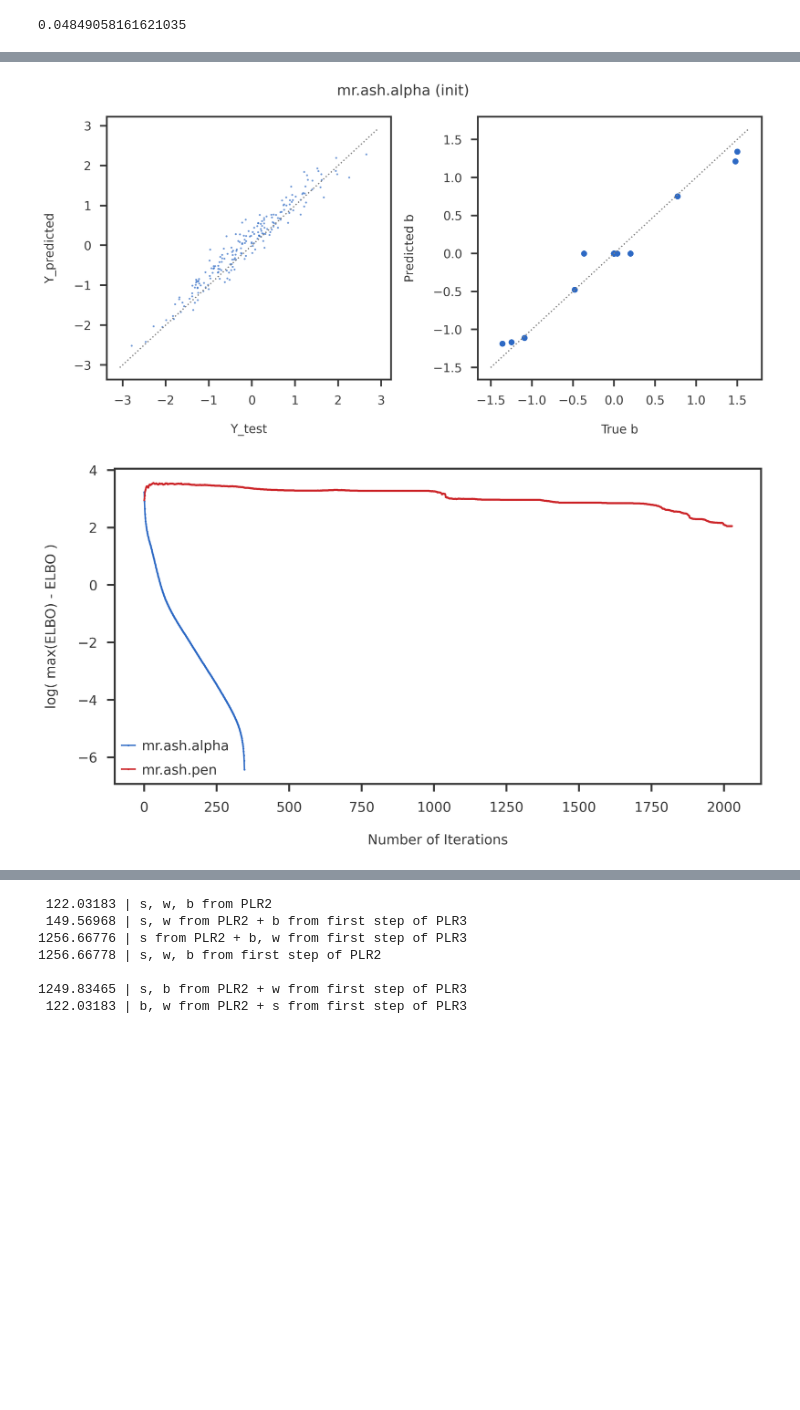
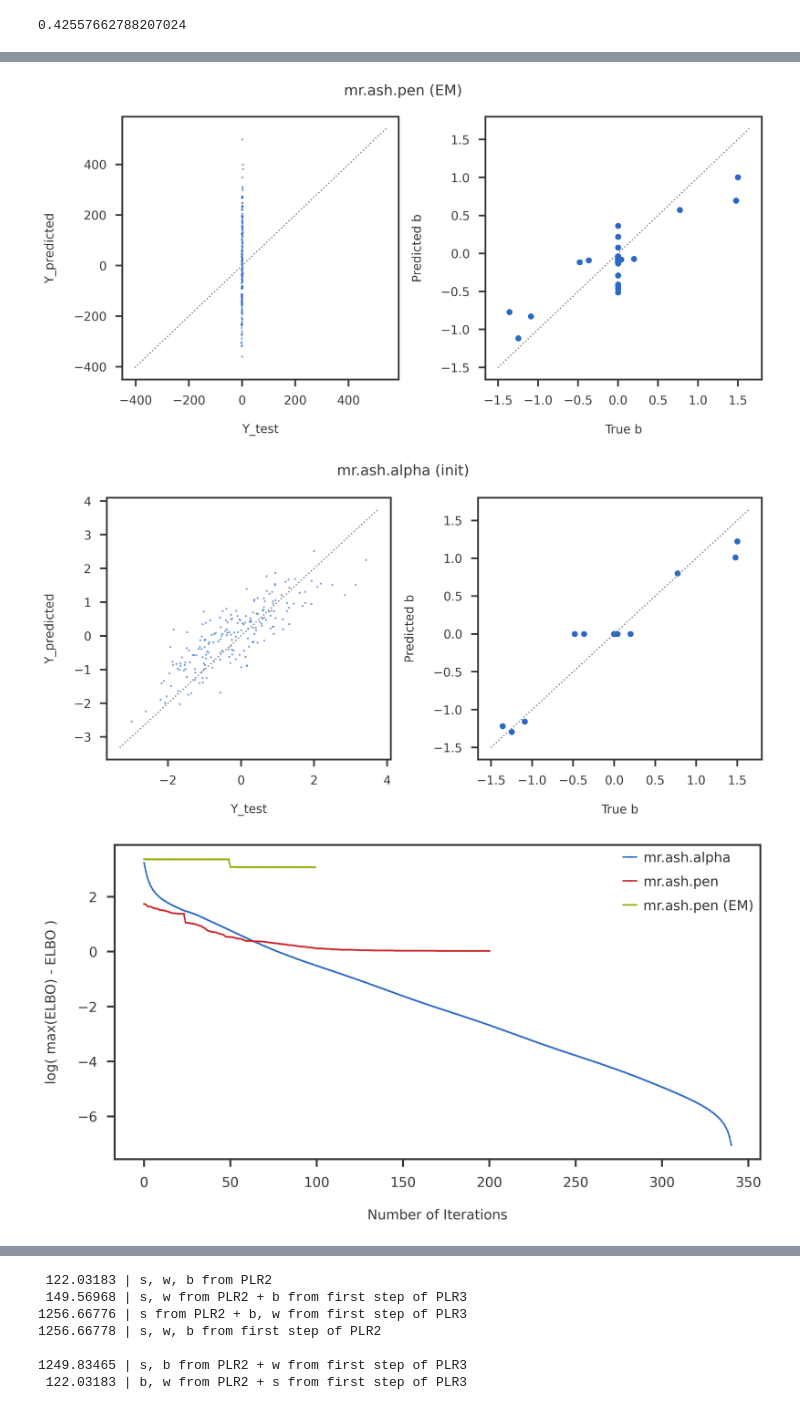
Before and after one commit to banskt/mr-ash-pen-workspace, a Jupyter notebook: notebooks/objective_comparison/mrashpen_correlated_initialization.ipynb, the cells around one changed output, grey strips where cells are left out. Drawn from its saved outputs; the diff is of its cells as text; code cells hidden in the pictures; blank space fills up the shorter version.

```diff
--- a/notebooks/objective_comparison/mrashpen_correlated_initialization.ipynb
+++ b/notebooks/objective_comparison/mrashpen_correlated_initialization.ipynb
@@ -69,7 +69,7 @@ def plot_convergence(objs, methods, nwarm, eps = 1e-8):
     objmin  = np.min([np.min(x) for x in objs])
 
     for obj, method, iteq in zip(objs, methods, nwarm):
-        m_obj = obj[iteq:] - objmin
+        m_obj = np.array(obj)[iteq:] - objmin
         m_obj = m_obj[m_obj > 0]
         ax1.plot(range(iteq, len(m_obj) + iteq), np.log10(m_obj), label = method,
                  marker = 'o', markersize = 1)
@@ -110,7 +110,11 @@ def linreg_summary_df(sigma2, objs, methods):
     data     = [[strue * strue,  '-', '-']]
     rownames = ['True']
     for obj, method in zip(objs, methods):
-        data.append([obj.residual_var, obj.elbo_path[-1], obj.niter])
+        if isinstance(obj.elbo_path, list) or isinstance(obj.elbo_path, np.ndarray):
+            elbo = obj.elbo_path[-1]
+        else:
+            elbo = obj.elbo_path
+        data.append([obj.residual_var, elbo, obj.niter])
         rownames.append(method)
     colnames = ['sigma2', 'ELBO', 'niter']
     df = pd.DataFrame.from_records(data, columns = colnames, index = rownames)
@@ -141,7 +145,7 @@ def get_elbos(X, y, b, w, sk, s2):
 n = 200
 p = 2000
 p_causal = 10
-pve = 0.95
+pve = 0.7
 rho = 0.95
 k = 20
 
@@ -159,10 +163,11 @@ s2init = np.var(y - np.dot(X, lasso_b) - lasso_a0)
 '''
 mr.ash.pen
 '''
-# plr_lbfgs = PLR(method = 'L-BFGS-B', optimize_w = True, optimize_s = False, is_prior_scaled = True,
-#                 debug = False, display_progress = False, calculate_elbo = True, maxiter = 2000)
-# plr_lbfgs.fit(X, y, sk, binit = None, winit = wk, s2init = s2init)
+plr_lbfgs = PLR(method = 'L-BFGS-B', is_prior_scaled = True,
+                debug = False, display_progress = False, calculate_elbo = True,
+                maxiter = 2000, tol = 1e-8)
+plr_lbfgs.fit(X, y, sk, binit = lasso_b, winit = None, s2init = None)
 #plr_lbfgs = lbfgsfit.method_fixseq_simple(X, y, sk, wk, binit = lasso_b, s2init = s2init, calculate_elbo = True)
-plr_lbfgs = lbfgsfit.method_init_gb(X, y, sk, wk, binit = lasso_b, s2init = s2init, calculate_elbo = True)
+#plr_lbfgs = lbfgsfit.method_init_gb(X, y, sk, wk, binit = lasso_b, s2init = s2init, calculate_elbo = True)
 # %% [output]
 R[write to console]: Loading required package: Matrix
@@ -172,14 +176,14 @@ mr.ash.pen terminated at iteration 2028.
 '''
 mr.ash.pen (EM)
 '''
-#plr_eb = ebfit(X, y, sk, wk, binit = lasso_b, s2init = 1, maxiter = 200, qb_maxiter = 100)
+plr_eb = ebfit(X, y, sk, wk, binit = lasso_b, s2init = s2init, maxiter = 200, qb_maxiter = 50)
 
 
 '''
 mr.ash.alpha
 '''
 mrash_r = MrASHR(option = "r2py", debug = False)
-mrash_r.fit(X, y, sk, binit = lasso_b, winit = wk, s2init = 1)
+mrash_r.fit(X, y, sk, binit = lasso_b, winit = wk, s2init = s2init)
 
 
 '''
@@ -221,7 +239,7 @@ s2init
 # %%
 s2init_2
 # %% [output]
-0.04849058161621035
+0.42557662788207024
 # %%
 plot_linear_mrashpen(X, y, Xtest, ytest, btrue, strue,
                      lasso_b, intercept = lasso_a0, title = 'Lasso')
@@ -229,16 +247,16 @@ plot_linear_mrashpen(X, y, Xtest, ytest, btrue, strue,
                      mrash_r.coef, intercept = mrash_r.intercept, title = 'mr.ash.alpha')
 plot_linear_mrashpen(X, y, Xtest, ytest, btrue, strue,
                      plr_lbfgs.coef, intercept = plr_lbfgs.intercept, title = 'mr.ash.pen')
-# plot_linear_mrashpen(X, y, Xtest, ytest, btrue, strue,
-#                      plr_eb.coef, intercept = plr_eb.intercept, title = 'mr.ash.pen (EM)')
+plot_linear_mrashpen(X, y, Xtest, ytest, btrue, strue,
+                     plr_eb.coef, intercept = plr_eb.intercept, title = 'mr.ash.pen (EM)')
 plot_linear_mrashpen(X, y, Xtest, ytest, btrue, strue,
                      mrash_r_init.coef, intercept = mrash_r_init.intercept, title = 'mr.ash.alpha (init)')
 
+kinit   = [0, 0, 0]
+objs    = [mrash_r.obj_path, plr_lbfgs.elbo_path, plr_eb.elbo_path]
+methods = ["mr.ash.alpha", "mr.ash.pen", "mr.ash.pen (EM)"]
 # kinit   = [0, 0, 0]
-# objs    = [mrash_r.obj_path, plr_lbfgs.elbo_path, plr_eb.elbo_path]
-# methods = ["mr.ash.alpha", "mr.ash.pen", "mr.ash.pen (EM)"]
-kinit   = [0, 0, 0]
-objs    = [mrash_r.obj_path, plr_lbfgs.elbo_path]
-methods = ["mr.ash.alpha", "mr.ash.pen"]
+# objs    = [mrash_r.obj_path, plr_lbfgs.elbo_path]
+# methods = ["mr.ash.alpha", "mr.ash.pen"]
 plot_convergence(objs, methods, kinit)
 # %% [output]
@@ -248,3 +266,4 @@ plot_convergence(objs, methods, kinit)
-[figure, old version]
+[figure, new version]
-[figure, old version]
+[figure, new version]
+[figure, added]
 # %%
```
Also changed, not shown: parts of 19 cells of this notebook, 1 other file.
